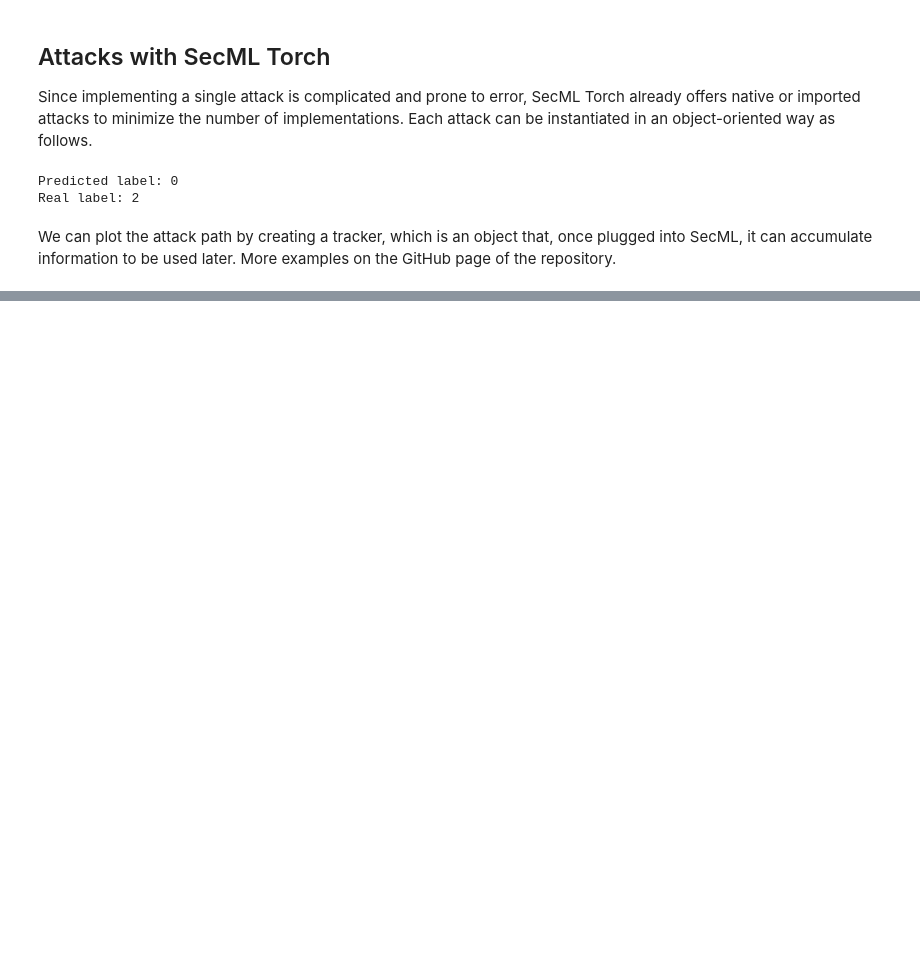
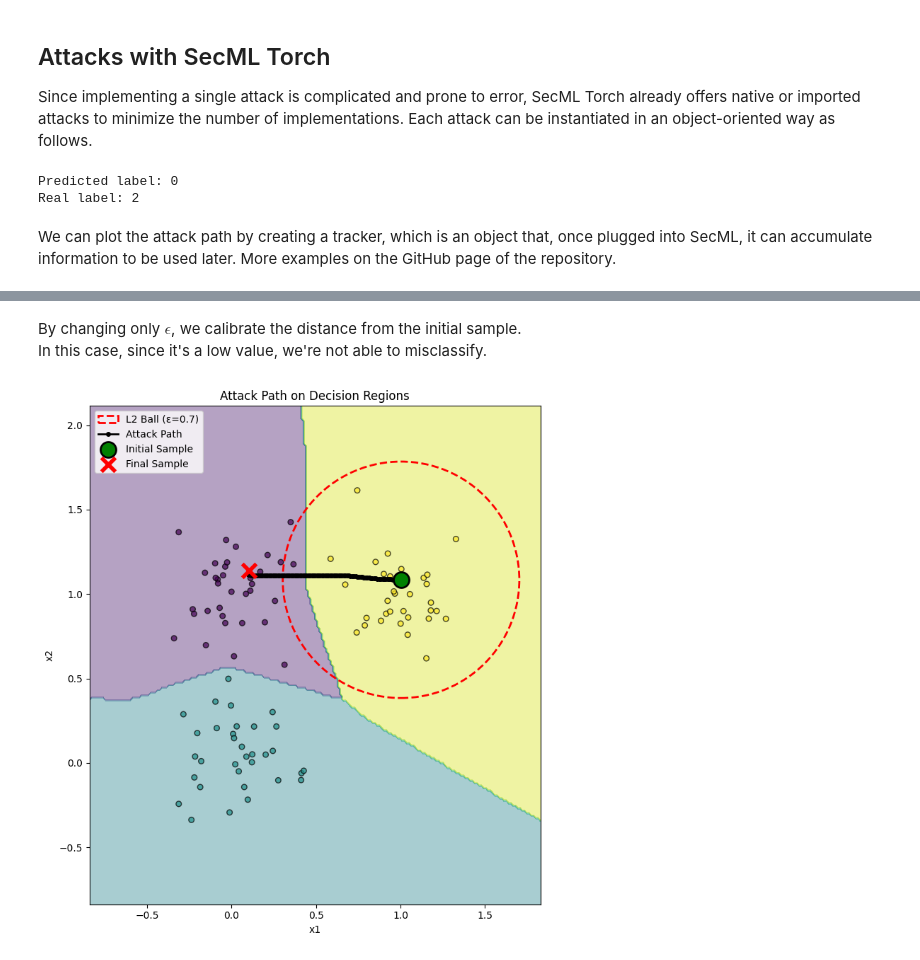
Before and after one commit to girofex/Trustworthy-AI-laboratories, a Jupyter notebook: Lab 01 - Evasion attacks.ipynb, the cells around one changed output, grey strips where cells are left out. Drawn from its saved outputs; the diff is of its cells as text; code cells hidden in the pictures; blank space fills up the shorter version.

```diff
--- a/Lab 01 - Evasion attacks.ipynb
+++ b/Lab 01 - Evasion attacks.ipynb
@@ -509,0 +583,25 @@ secmlt_plot_attack_path(secmlt_model.model, X_test, y_test, X_test[0,:], sample_
+# %% [markdown]
+By changing only $\epsilon$, we calibrate the distance from the initial sample.<br>
+In this case, since it's a low value, we're not able to misclassify.
+# %%
+sample_tracker = Sample2DTracker()
+
+# Previous epsilon -> epsilon = 0.7
+
+native_attack = PGD(
+    perturbation_model=perturbation_model,
+    epsilon=0.9,
+    num_steps=num_iter,
+    step_size=alpha,
+    random_start=False,
+    y_target=None,
+    backend=Backends.NATIVE,
+    trackers=[sample_tracker],
+    ub=3,
+    lb=-3,
+)
+
+adv_dataloader = native_attack(secmlt_model, single_sample_loader)
+secmlt_plot_attack_path(secmlt_model.model, X_test, y_test, X_test[0,:], sample_tracker.get(), epsilon, title="Attack Path on Decision Regions")
+# %% [output]
+[figure, added]
```
Also changed, not shown: parts of 18 cells of this notebook.
